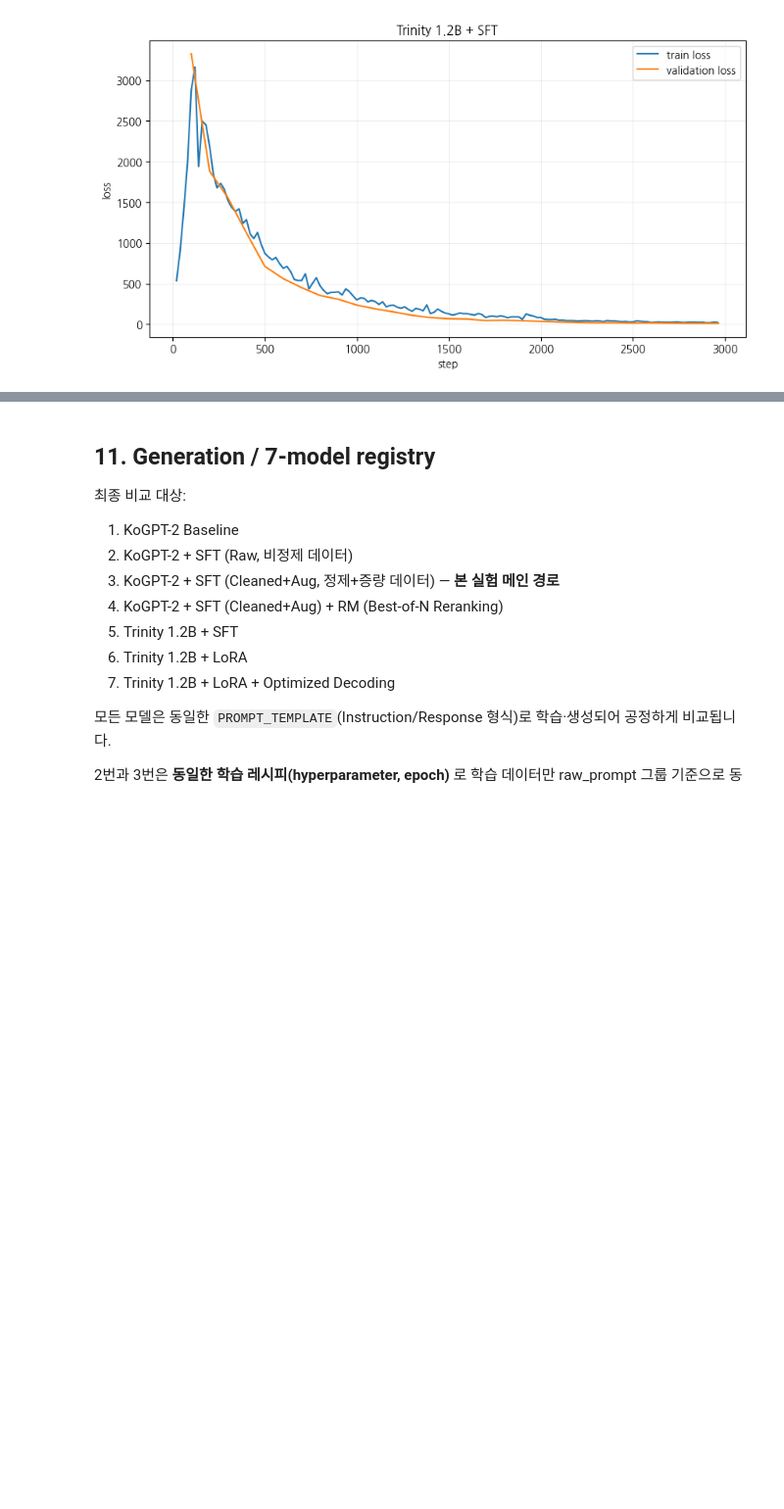
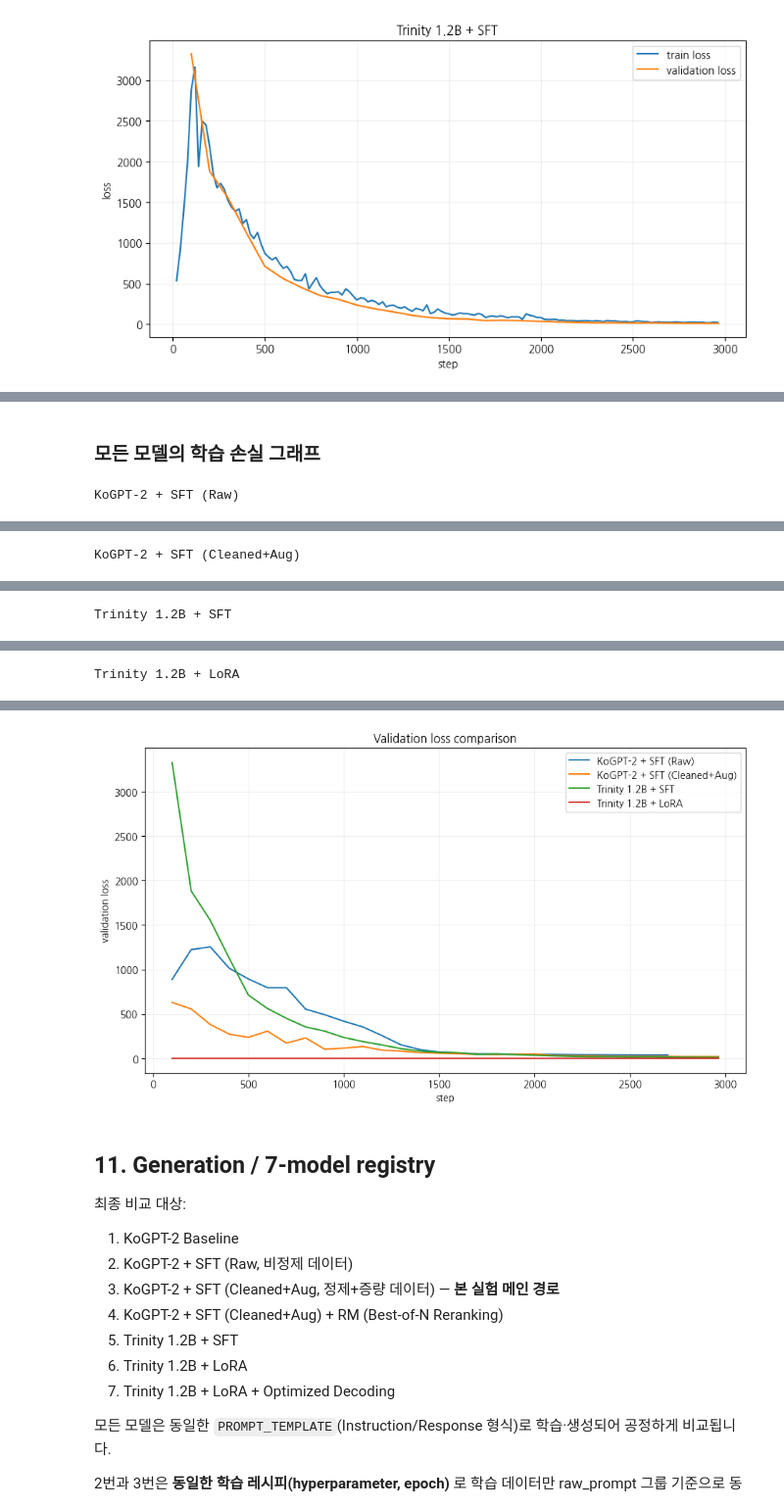
Before and after one commit to todd-jang/AIFFEL_quest_rs, a Jupyter notebook: GoingDeeper/08_KoChatGPT/KoChatGPTv5.ipynb, the cells around one changed output, grey strips where cells are left out. Shown at 98% size. Saved outputs shown, nothing was run; the diff lists cells and outputs as text; code cells hidden in the pictures; blank space fills up the shorter version.

```diff
--- a/GoingDeeper/08_KoChatGPT/KoChatGPTv5.ipynb
+++ b/GoingDeeper/08_KoChatGPT/KoChatGPTv5.ipynb
@@ -1176,0 +1227,17 @@ ImportError: Found an incompatible version of torchao. Found version 0.10.0, but
+# %% [markdown]
+### 모든 모델의 학습 손실 그래프
+# %%
+for n,h in loss_logs.items():
+    print(n)
+    display(h.tail(10))
+
+fig,ax=plt.subplots(figsize=(11,6))
+for n,h in loss_logs.items():
+    if "eval_loss" in h:
+        q=h[h.eval_loss.notna()]
+        if len(q): ax.plot(q.step,q.eval_loss,label=n)
+ax.set_xlabel("step"); ax.set_ylabel("validation loss")
+ax.set_title("Validation loss comparison"); ax.legend(); ax.grid(alpha=.2)
+plt.show()
+# %% [output]
+KoGPT-2 + SFT (Raw)
@@ -1176,0 +1255 @@ ImportError: Found an incompatible version of torchao. Found version 0.10.0, but
+KoGPT-2 + SFT (Cleaned+Aug)
@@ -1176,0 +1267 @@ ImportError: Found an incompatible version of torchao. Found version 0.10.0, but
+Trinity 1.2B + SFT
@@ -1176,0 +1279 @@ ImportError: Found an incompatible version of torchao. Found version 0.10.0, but
+Trinity 1.2B + LoRA
@@ -1177,3 +1291,4 @@ ImportError: Found an incompatible version of torchao. Found version 0.10.0, but
+[figure, added]
 # %% [markdown]
 ## 11. Generation / 7-model registry
 
```
Also changed, not shown: parts of 11 cells of this notebook.
